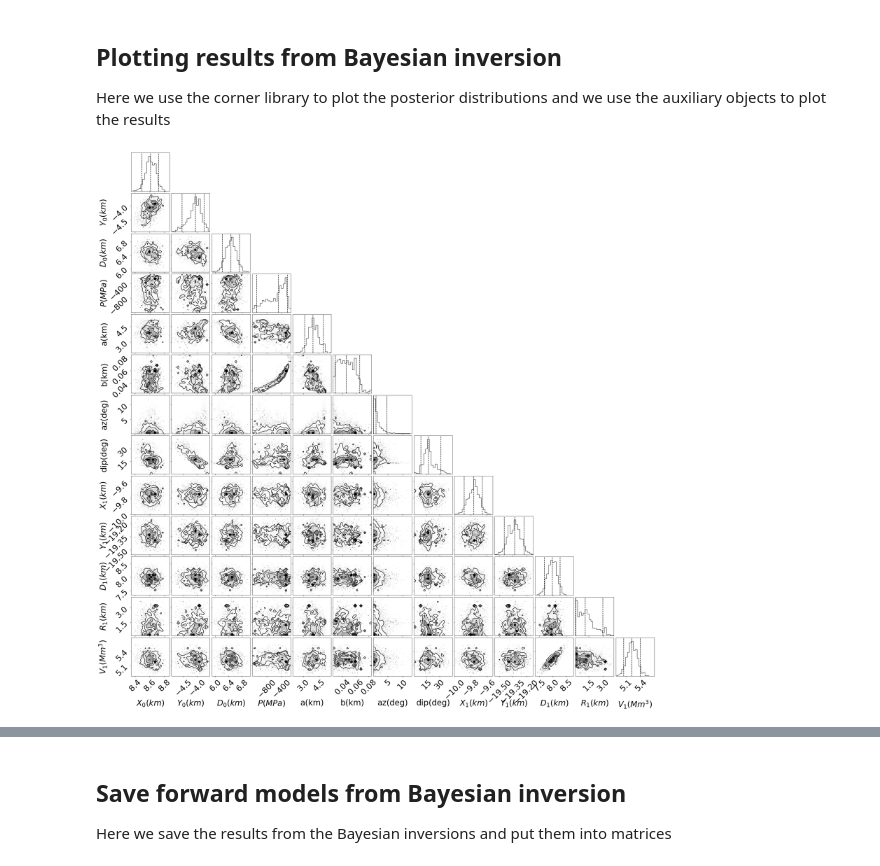
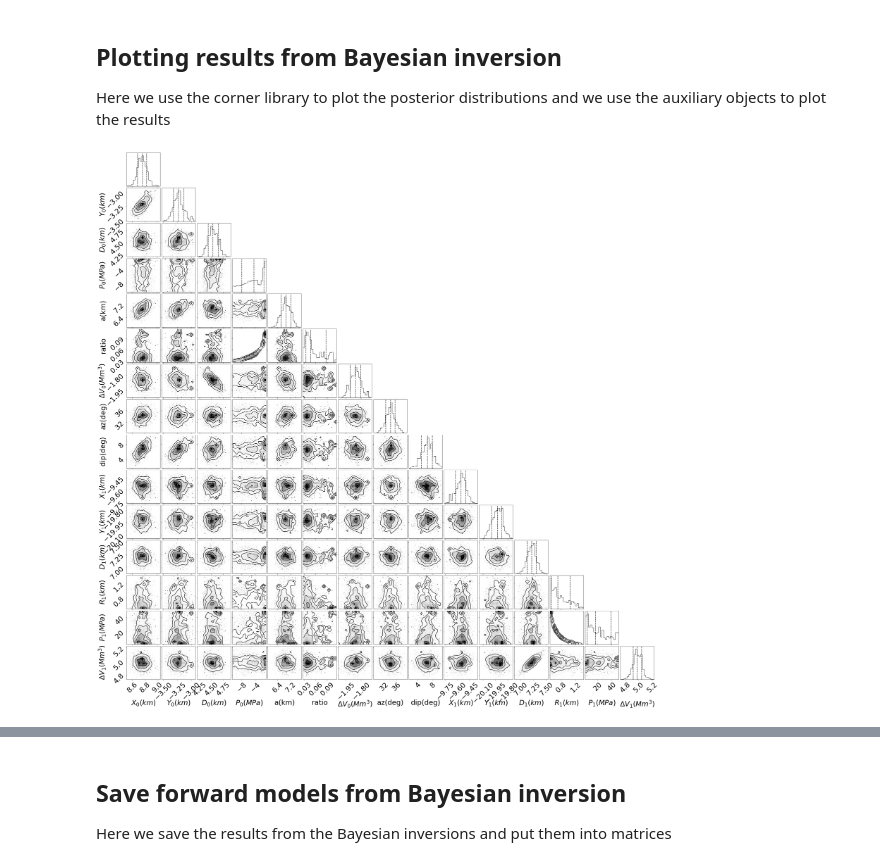
Before and after one commit to uafgeotools/vmod, a Jupyter notebook: example_unimak_joint.ipynb, the cells around one changed output, grey strips where cells are left out. Drawn from its saved outputs; the diff is of its cells as text; code cells hidden in the pictures.

Commit message:
Updating Unimak notebook

```diff
--- a/example_unimak_joint.ipynb
+++ b/example_unimak_joint.ipynb
@@ -154,11 +154,12 @@ obs=Joint()
 #obs.add_dataset(obsin_asc,wt=wt_insar)
 #obs.add_dataset(obsg,wt=wt_gps)
 
-
+obsin_asc.add_err(obsin_asc.err*0+1)
+obsin_des.add_err(obsin_des.err*0+1)
 
 obs.add_dataset(obsin_des,wt=1.0)
 obs.add_dataset(obsin_asc,wt=1.0)
-obs.add_dataset(obsg,wt=(len(obsin_des.xs)+len(obsin_asc.xs))/(750*len(obsg.xs)))
+obs.add_dataset(obsg,wt=(len(obsin_des.xs)+len(obsin_asc.xs))/(10*len(obsg.xs)))
 # %% [markdown]
 # Model and Inverse objects
 
@@ -332,7 +350,7 @@ When we run the next cell the Bayesian inversion will start
 The traces from the Bayesian inversion are stored in a .pkl file
 # %%
 import pickle
-with open('unimak_joint.pkl','rb') as handle:
+with open('unimak_joint_emc_NOAM_dP2.pkl','rb') as handle:
     dic=pickle.load(handle)
 
 trace=[dic[key] for key in dic.keys()]
@@ -342,50 +360,41 @@ trace=[dic[key] for key in dic.keys()]
 Here we use the corner library to plot the posterior distributions and we use the auxiliary objects to plot the results
 # %%
 %matplotlib inline
-import matplotlib.pyplot as plt
 data=[]
 labels=[]
 parnames,orders=inv.get_parnames_orders()
 for i,tr in enumerate(trace):
     data.append(tr[:])
     labels.append(parnames[i])
 data=np.vstack(data)
 
-newdata=np.copy(data)
-newdata[3,:]=(4/3)*np.pi*data[3,:]*data[4,:]*data[5,:]**2/9.6e9
-newdata[5,:]=newdata[5,:]/newdata[4,:]
+newdata=np.zeros((data.shape[0]+2,data.shape[1]))
+newdata[0:5,:]=np.copy(data[0:5])
+newdata[5,:]=data[5,:]/data[4,:]
+newdata[6,:]=((4/3)*np.pi*data[3]*data[4,:]*data[5,:]**2/9.6e9)*((data[5,:]/data[4,:])**2/3-0.7*(data[5,:]/data[4,:])+1.37)
+newdata[7:-1,:]=data[6::,:]
+newdata[-1,:]=np.copy((data[-1,:]*(np.pi*data[-2,:]**3)/4e9)*(1+(data[-2,:]/data[-3,:])**4))
 
 newdata[0:3,:]=newdata[0:3]/1e3
 newdata[3,:]=newdata[3,:]/1e6
 newdata[4,:]=newdata[4,:]/1e3
-newdata[8:11,:]=newdata[8:11,:]/1e3
-newdata[11,:]=newdata[11,:]/1e3
-newdata[12,:]=newdata[12,:]/1e6
+newdata[6,:]=newdata[6,:]/1e6
+newdata[9:13,:]=newdata[9:13,:]/1e3
+newdata[13::,:]=newdata[13::,:]/1e6
 
-data[0,:]=data[0,:]/1e3
-data[1,:]=data[1,:]/1e3
-data[2,:]=data[2,:]/1e3
-data[3,:]=data[3,:]/1e6
-data[4,:]=data[4,:]/1e3
-data[5,:]=data[5,:]/1e3
-data[8:11,:]=data[8:11,:]/1e3
-data[11,:]=data[11,:]/1e3
-data[12,:]=data[12,:]/1e6
+#labels=[r'$X_{0} (km)$',r'$Y_{0} (km)$',r'$D_{0}(km)$','$P (MPa)$','a(km)','b(km)','az(deg)','dip(deg)',r'$X_{1} (km)$',r'$Y_{1} (km)$',r'$D_{1}(km)$',r'$R_{1}(km)$',r'$V_{1}(Mm^{3})$']
+newlabels=[r'$X_{0} (km)$',r'$Y_{0} (km)$',r'$D_{0}(km)$','$P_{0} (MPa)$','a(km)','ratio','$\Delta{V}_{0}(Mm^{3})$','az(deg)','dip(deg)',r'$X_{1} (km)$',r'$Y_{1} (km)$',r'$D_{1}(km)$',r'$R_{1}(km)$','$P_{1} (MPa)$',r'$\Delta{V}_{1}(Mm^{3})$']
 
-labels=[r'$X_{0} (km)$',r'$Y_{0} (km)$',r'$D_{0}(km)$','$P (MPa)$','a(km)','b(km)','az(deg)','dip(deg)',r'$X_{1} (km)$',r'$Y_{1} (km)$',r'$D_{1}(km)$',r'$R_{1}(km)$',r'$V_{1}(Mm^{3})$']
-#labels=[r'$X_{0} (km)$',r'$Y_{0} (km)$',r'$D_{0}(km)$','$\Delta{V}_{0}(Mm^{3})$','a(km)','ratio','az(deg)','dip(deg)',r'$X_{1} (km)$',r'$Y_{1} (km)$',r'$D_{1}(km)$',r'$R_{1}(km)$',r'$\Delta{V}_{1}(Mm^{3})$']
+ranges=[(10,14),(6,12),(3,8),(-100,1),(0,15),(0,0.5),(10,60),(10,70),(-7,-4),(-10,-7),(4,10),(0,5),(0,8)]
 
-ranges=[(8,11),(-5,-2),(4,10),(-1300,1),(2,12),(0,2.5),(0,50),(50,90),(-11,-9),(-20,-19),(7,10),(0,4),(3,6)]
-
-lsans=[ans.x[0]/1e3,ans.x[1]/1e3,ans.x[2]/1e3,ans.x[3]/1e6,ans.x[4]/1e3,ans.x[5]/1e3,ans.x[6],ans.x[7],ans.x[8]/1e3,ans.x[9]/1e3,ans.x[10]/1e3,ans.x[11]/1e3,ans.x[12]/1e6]
+#lsans=[ans.x[0]/1e3,ans.x[1]/1e3,ans.x[2]/1e3,ans.x[3]/1e6,ans.x[4]/1e3,ans.x[5]/1e3,ans.x[6],ans.x[7],ans.x[8]/1e3,ans.x[9],ans.x[10],ans.x[11]/1e3,ans.x[12]/1e6]
 
 plt.rcParams.update({'font.size': 30})
 
-figure = corner.corner(data.T, labels=labels,
-                       quantiles=[0.05, 0.5, 0.95],max_n_ticks=3,labelpad=0.3,
+figure = corner.corner(newdata.T, labels=newlabels,max_n_ticks=3,smooth=0.7,labelpad=0.3,
+                       quantiles=[0.16, 0.5, 0.84],
                        show_titles=False, title_kwargs={"fontsize": 30})
-
 #corner.overplot_points(figure, np.array(lsans)[None], color="C"+str(i),marker='s')
 plt.savefig('histograms')
 # %% [output]
-[figure, old version]
+[figure, new version]
```
Also changed, not shown: parts of 19 cells of this notebook.
